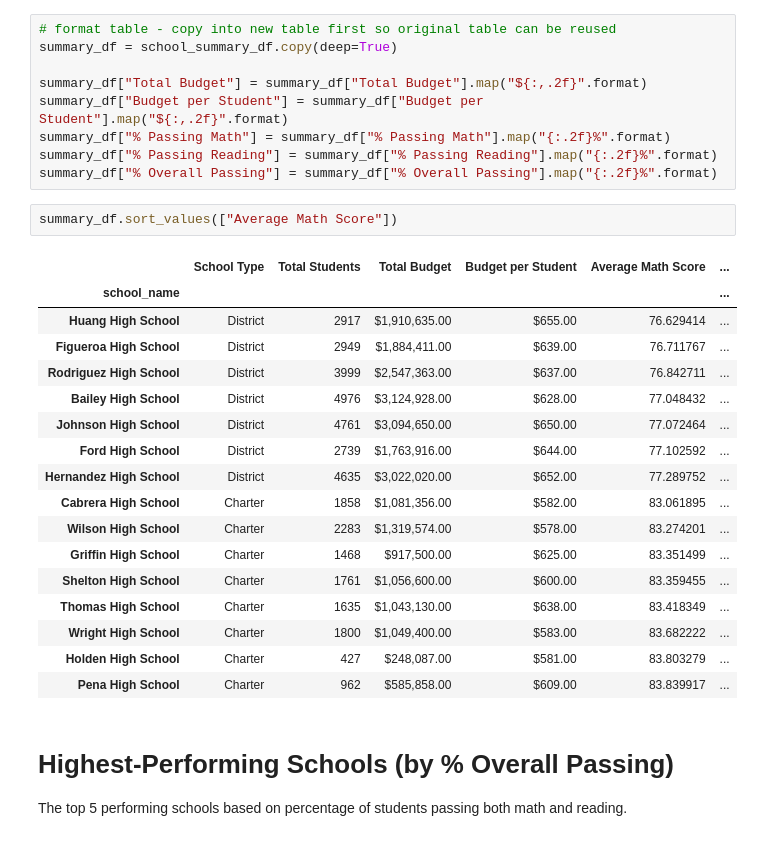
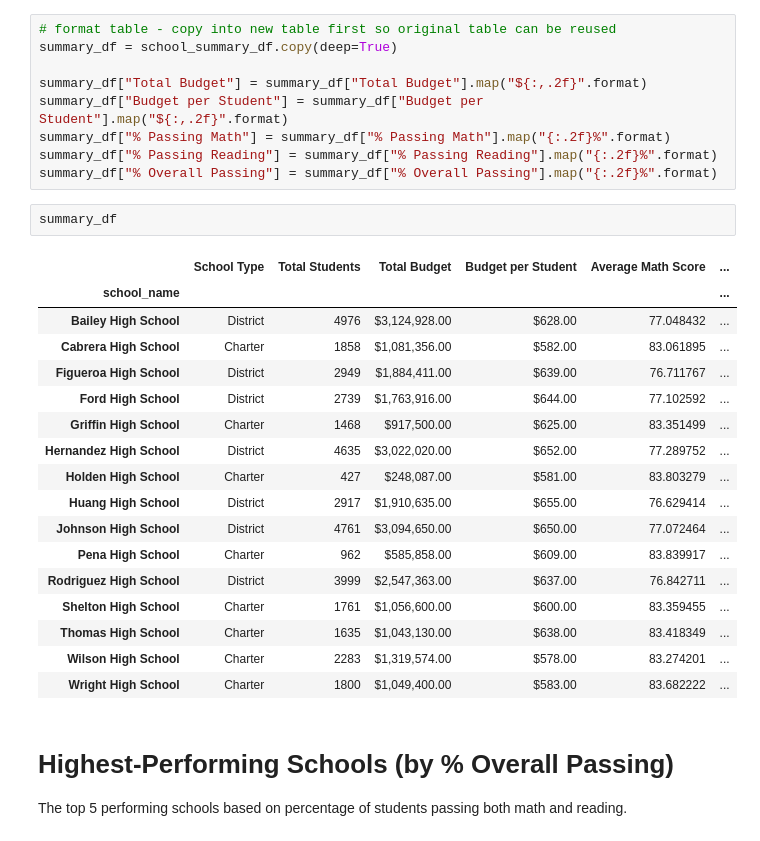
Before and after one commit to anyren/PyCitySchools_analysis, a Jupyter notebook: PyCitySchools/PyCitySchools.ipynb, the cells around one changed output. Drawn from its saved outputs; the diff is of its cells as text.

```diff
--- a/PyCitySchools/PyCitySchools.ipynb
+++ b/PyCitySchools/PyCitySchools.ipynb
@@ -120,26 +120,26 @@ summary_df["Budget per Student"] = summary_df["Budget per Student"].map("${:,.2f
 summary_df["% Passing Math"] = summary_df["% Passing Math"].map("{:.2f}%".format)
 summary_df["% Passing Reading"] = summary_df["% Passing Reading"].map("{:.2f}%".format)
 summary_df["% Overall Passing"] = summary_df["% Overall Passing"].map("{:.2f}%".format)
-# %%
-summary_df.sort_values(["Average Math Score"])
-# %% [output]
-|  | School Type | Total Students | Total Budget | Budget per Student | Average Math Score | ... |
-| school_name |  |  |  |  |  | ... |
-| Huang High School | District | 2917 | $1,910,635.00 | $655.00 | 76.629414 | ... |
-| Figueroa High School | District | 2949 | $1,884,411.00 | $639.00 | 76.711767 | ... |
-| Rodriguez High School | District | 3999 | $2,547,363.00 | $637.00 | 76.842711 | ... |
-| Bailey High School | District | 4976 | $3,124,928.00 | $628.00 | 77.048432 | ... |
-| Johnson High School | District | 4761 | $3,094,650.00 | $650.00 | 77.072464 | ... |
-| Ford High School | District | 2739 | $1,763,916.00 | $644.00 | 77.102592 | ... |
-| Hernandez High School | District | 4635 | $3,022,020.00 | $652.00 | 77.289752 | ... |
-| Cabrera High School | Charter | 1858 | $1,081,356.00 | $582.00 | 83.061895 | ... |
-| Wilson High School | Charter | 2283 | $1,319,574.00 | $578.00 | 83.274201 | ... |
-| Griffin High School | Charter | 1468 | $917,500.00 | $625.00 | 83.351499 | ... |
-| Shelton High School | Charter | 1761 | $1,056,600.00 | $600.00 | 83.359455 | ... |
-| Thomas High School | Charter | 1635 | $1,043,130.00 | $638.00 | 83.418349 | ... |
-| Wright High School | Charter | 1800 | $1,049,400.00 | $583.00 | 83.682222 | ... |
-| Holden High School | Charter | 427 | $248,087.00 | $581.00 | 83.803279 | ... |
-| Pena High School | Charter | 962 | $585,858.00 | $609.00 | 83.839917 | ... |
+# %%
+summary_df
+# %% [output]
+|  | School Type | Total Students | Total Budget | Budget per Student | Average Math Score | ... |
+| school_name |  |  |  |  |  | ... |
+| Bailey High School | District | 4976 | $3,124,928.00 | $628.00 | 77.048432 | ... |
+| Cabrera High School | Charter | 1858 | $1,081,356.00 | $582.00 | 83.061895 | ... |
+| Figueroa High School | District | 2949 | $1,884,411.00 | $639.00 | 76.711767 | ... |
+| Ford High School | District | 2739 | $1,763,916.00 | $644.00 | 77.102592 | ... |
+| Griffin High School | Charter | 1468 | $917,500.00 | $625.00 | 83.351499 | ... |
+| Hernandez High School | District | 4635 | $3,022,020.00 | $652.00 | 77.289752 | ... |
+| Holden High School | Charter | 427 | $248,087.00 | $581.00 | 83.803279 | ... |
+| Huang High School | District | 2917 | $1,910,635.00 | $655.00 | 76.629414 | ... |
+| Johnson High School | District | 4761 | $3,094,650.00 | $650.00 | 77.072464 | ... |
+| Pena High School | Charter | 962 | $585,858.00 | $609.00 | 83.839917 | ... |
+| Rodriguez High School | District | 3999 | $2,547,363.00 | $637.00 | 76.842711 | ... |
+| Shelton High School | Charter | 1761 | $1,056,600.00 | $600.00 | 83.359455 | ... |
+| Thomas High School | Charter | 1635 | $1,043,130.00 | $638.00 | 83.418349 | ... |
+| Wilson High School | Charter | 2283 | $1,319,574.00 | $578.00 | 83.274201 | ... |
+| Wright High School | Charter | 1800 | $1,049,400.00 | $583.00 | 83.682222 | ... |
 # %% [markdown]
 # Highest-Performing Schools (by % Overall Passing)
 
```
Also changed, not shown: parts of 1 cell of this notebook, 1 other file.
